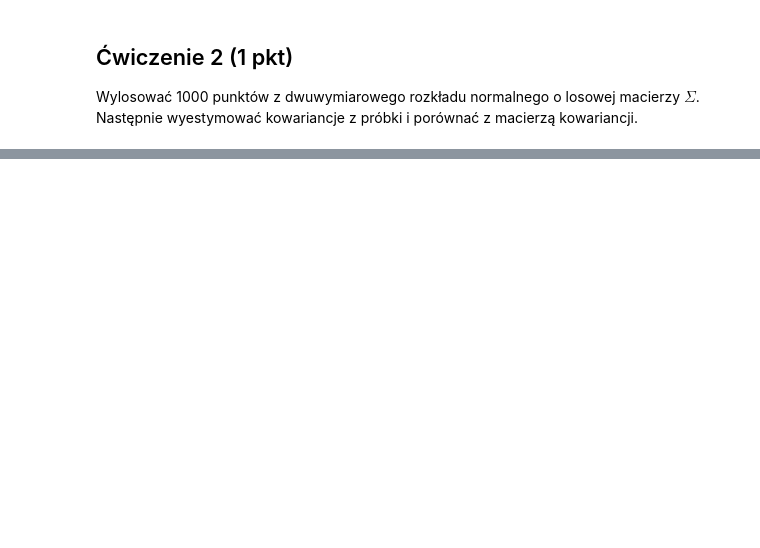
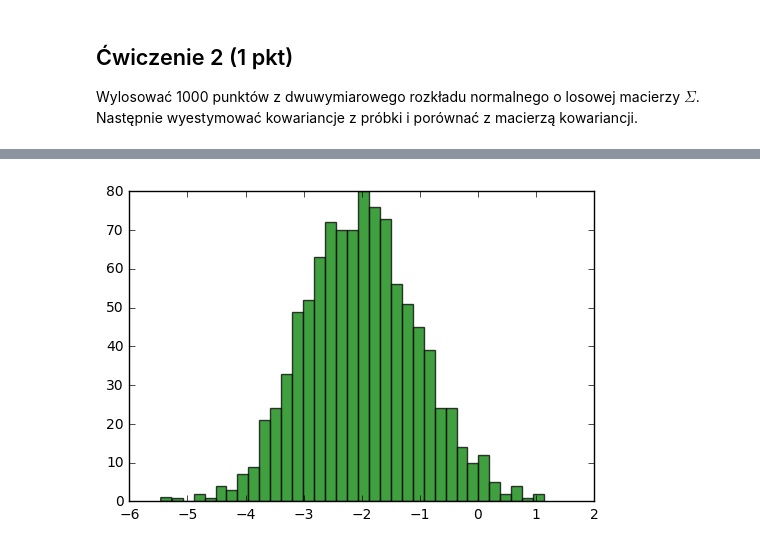
Before and after one commit to klasocha/ml_notebooks, a Jupyter notebook: L2b.ipynb, the cells around one changed output, grey strips where cells are left out. Saved outputs shown, nothing was run; the diff lists cells and outputs as text; code cells hidden in the pictures; blank space fills up the shorter version.

```diff
--- a/L2b.ipynb
+++ b/L2b.ipynb
@@ -135,0 +147,4 @@ print(est_cov)
+# %%
+_ = plt.hist(n2, 35, facecolor='green', alpha=0.75)
+# %% [output]
+[figure, added]
```
Also changed, not shown: parts of 29 cells of this notebook.
